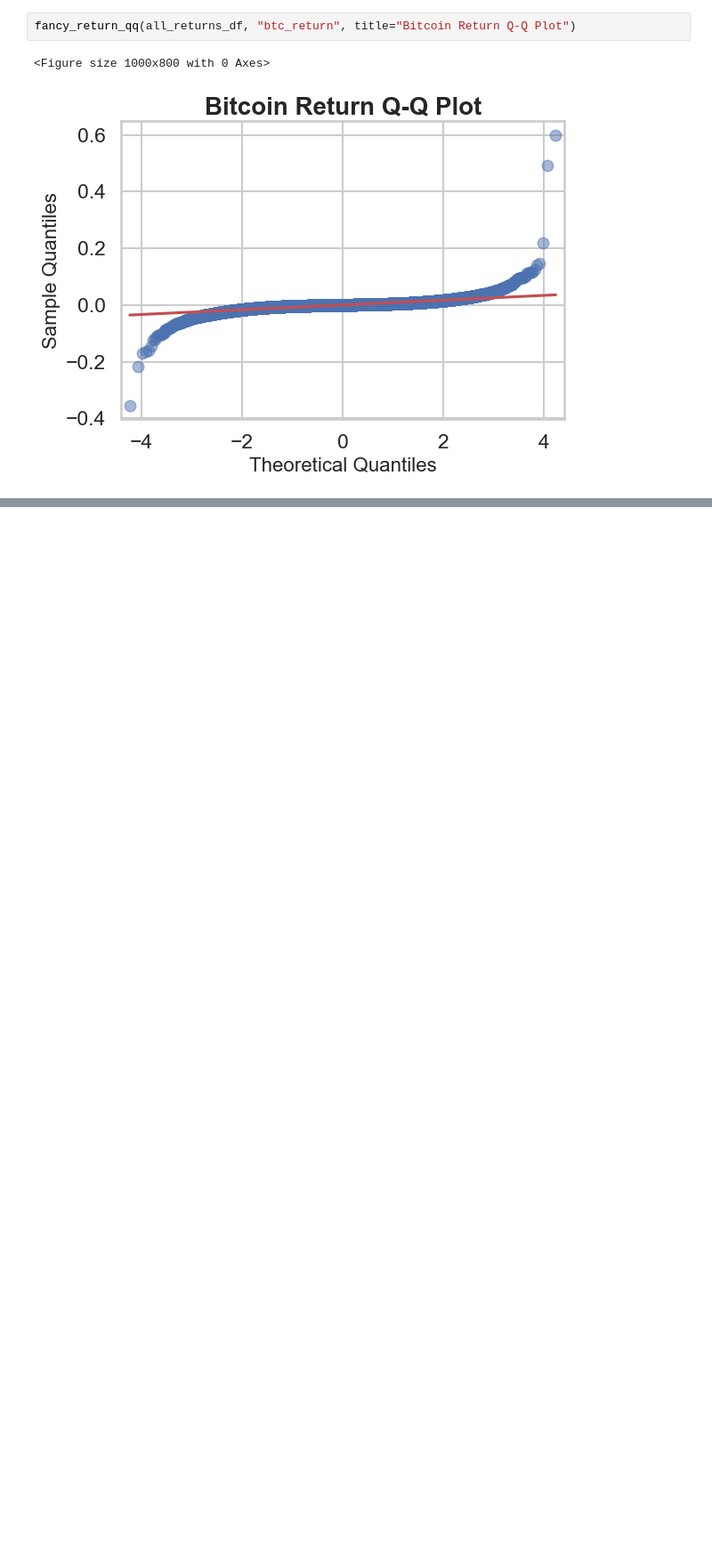
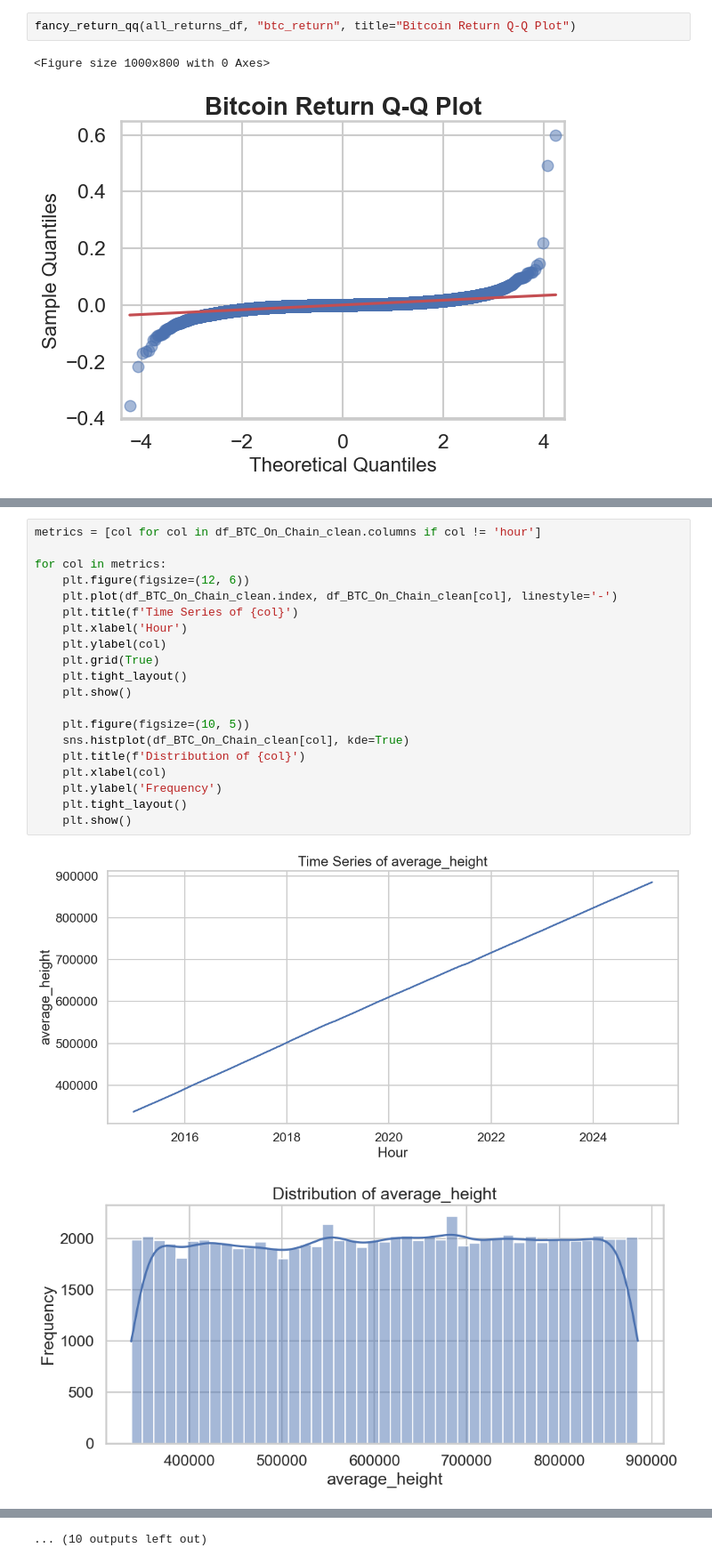
Before and after one commit to Kunj121/QTSFinalProject, a Jupyter notebook: Graph_Analysis/Graph_Analysis.ipynb, the cells around one changed output, grey strips where cells are left out. Shown at 89% size. Saved outputs shown, nothing was run; the diff lists cells and outputs as text; blank space fills up the shorter version.

```diff
--- a/Graph_Analysis/Graph_Analysis.ipynb
+++ b/Graph_Analysis/Graph_Analysis.ipynb
@@ -274,0 +312,23 @@ fancy_return_qq(all_returns_df, "btc_return", title="Bitcoin Return Q-Q Plot")
+# %%
+metrics = [col for col in df_BTC_On_Chain_clean.columns if col != 'hour']
+
+for col in metrics:
+    plt.figure(figsize=(12, 6))
+    plt.plot(df_BTC_On_Chain_clean.index, df_BTC_On_Chain_clean[col], linestyle='-')
+    plt.title(f'Time Series of {col}')
+    plt.xlabel('Hour')
+    plt.ylabel(col)
+    plt.grid(True)
+    plt.tight_layout()
+    plt.show()
+
+    plt.figure(figsize=(10, 5))
+    sns.histplot(df_BTC_On_Chain_clean[col], kde=True)
+    plt.title(f'Distribution of {col}')
+    plt.xlabel(col)
+    plt.ylabel('Frequency')
+    plt.tight_layout()
+    plt.show()
+# %% [output]
+[figure, added]
+[figure, added]
@@ -274,0 +345 @@ fancy_return_qq(all_returns_df, "btc_return", title="Bitcoin Return Q-Q Plot")
+... (10 outputs left out)
```
Also changed, not shown: parts of 7 cells of this notebook.
